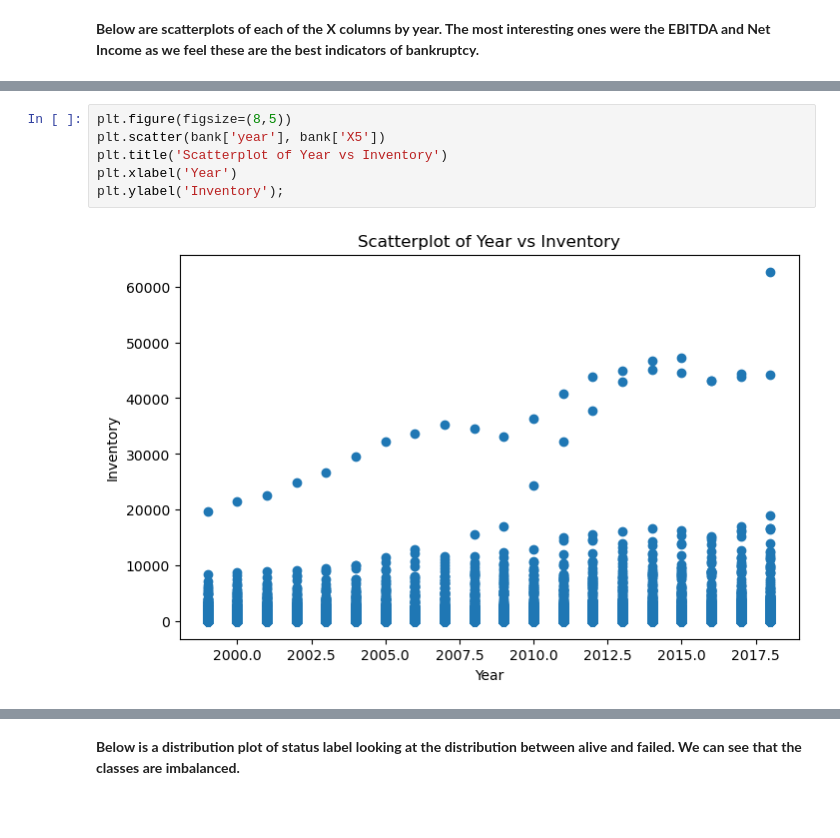
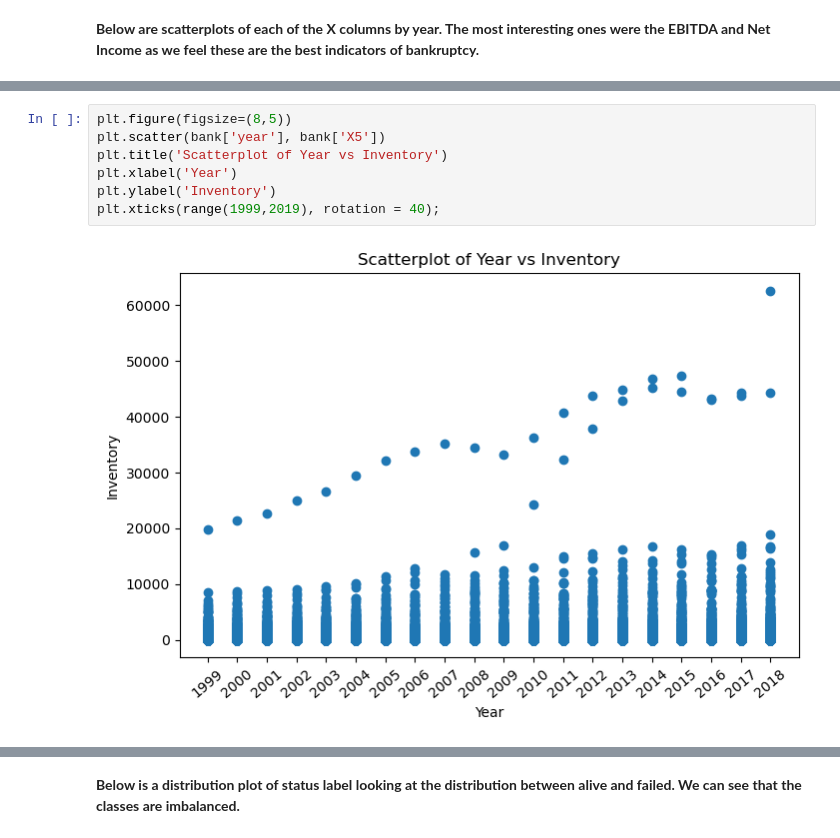
Before and after one commit to patelbb14/Project-5---Predicting-US-Company-Bankruptcy, a Jupyter notebook: 01_Data_Cleaning_and_EDA_vBinita.ipynb, the cells around one changed output, grey strips where cells are left out. Drawn from its saved outputs; the diff is of its cells as text; blank space fills up the shorter version.

```diff
--- a/01_Data_Cleaning_and_EDA_vBinita.ipynb
+++ b/01_Data_Cleaning_and_EDA_vBinita.ipynb
@@ -175,11 +179,12 @@ plt.ylabel('EBITDA');
 # %%
 plt.figure(figsize=(8,5))
 plt.scatter(bank['year'], bank['X5'])
 plt.title('Scatterplot of Year vs Inventory')
 plt.xlabel('Year')
-plt.ylabel('Inventory');
+plt.ylabel('Inventory')
+plt.xticks(range(1999,2019), rotation = 40);
 # %% [output]
-[figure, old version]
+[figure, new version]
 # %%
 plt.figure(figsize=(8,5))
 plt.scatter(bank['year'], bank['X6'])
```
Also changed, not shown: parts of 17 cells of this notebook.
